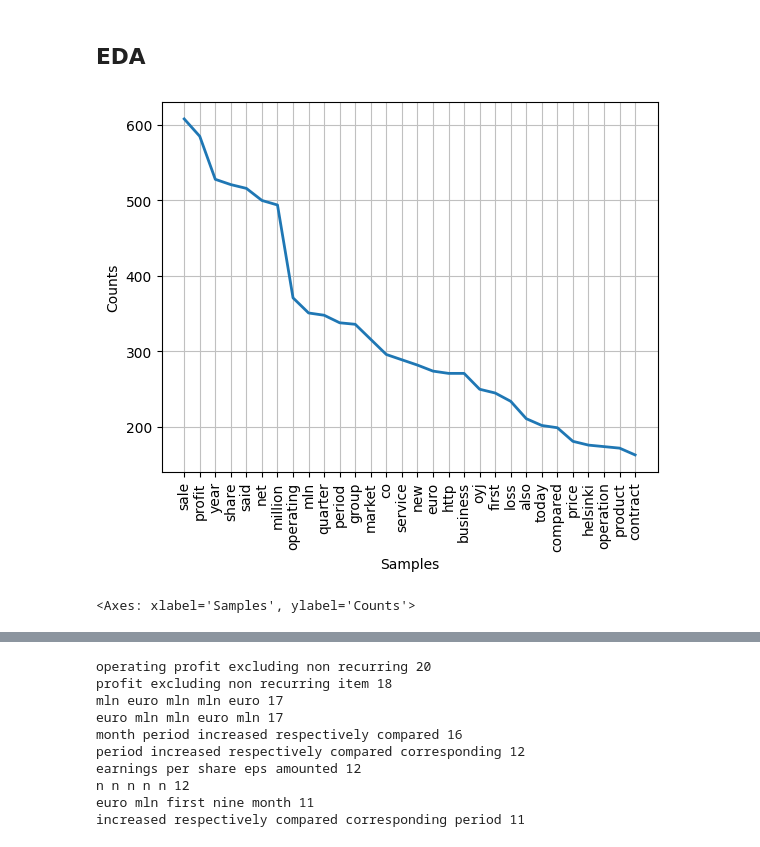
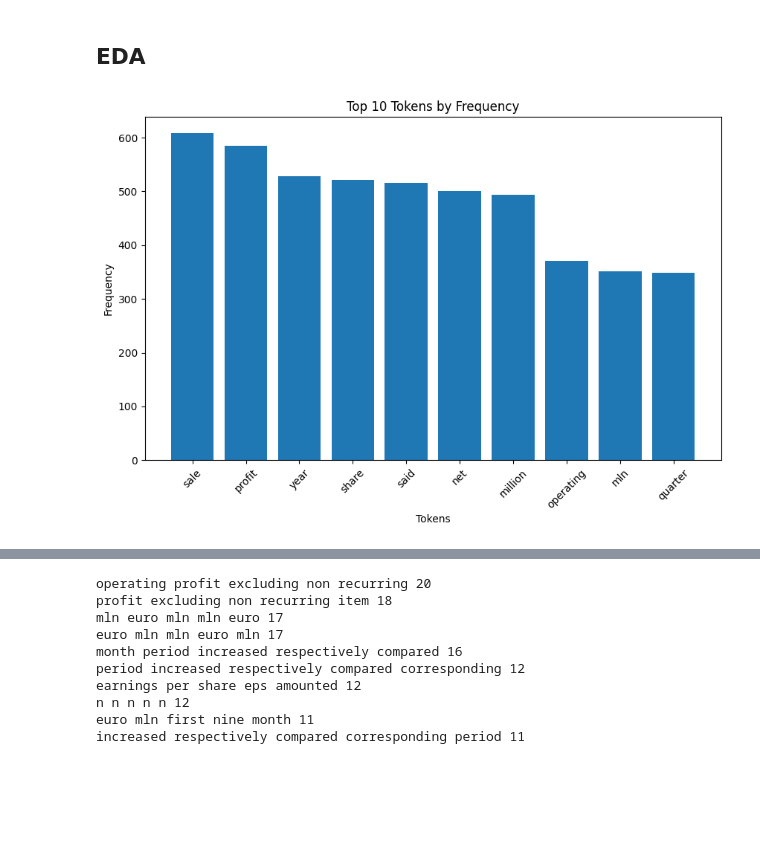
Before and after one commit to hasanreda/Customer-Sentiment-analysis, a Jupyter notebook: Customersentimentanalysis.ipynb, the cells around one changed output, grey strips where cells are left out. Drawn from its saved outputs; the diff is of its cells as text; code cells hidden in the pictures; blank space fills up the shorter version.

```diff
--- a/Customersentimentanalysis.ipynb
+++ b/Customersentimentanalysis.ipynb
@@ -207,18 +214,28 @@ dtype: int64
 Duplicate Rows: 28
 # %% [markdown]
 ## EDA
-# %%
-# Combine all tokens into a single list
-all_tokens = [token for sublist in df["Tokens"] for token in sublist]
-
-# Calculate the frequency distribution
-freq_dist = FreqDist(all_tokens)
-
-# Plot the word frequency distribution
-freq_dist.plot(30)
-# %% [output]
-[figure, removed]
-<Axes: xlabel='Samples', ylabel='Counts'>
+# %%
+# Combine all tokens into a single list
+all_tokens = [token for sublist in df["Tokens"] for token in sublist]
+
+all_tokens_series = pd.Series(all_tokens)
+# Count the frequency of each token
+token_counts = all_tokens_series.value_counts()
+
+# Select the top N tokens with the highest frequency
+top_n = 10  # Change this value to select a different number of tokens
+top_tokens = token_counts.head(top_n)
+
+# Plot the bar chart
+plt.figure(figsize=(10, 6))
+plt.bar(top_tokens.index, top_tokens.values)
+plt.xlabel('Tokens')
+plt.ylabel('Frequency')
+plt.title(f'Top {top_n} Tokens by Frequency')
+plt.xticks(rotation=45)
+plt.show()
+# %% [output]
+[figure, added]
 # %%
 
 def generate_word_cloud(sentiment):
```
Also changed, not shown: parts of 20 cells of this notebook.
